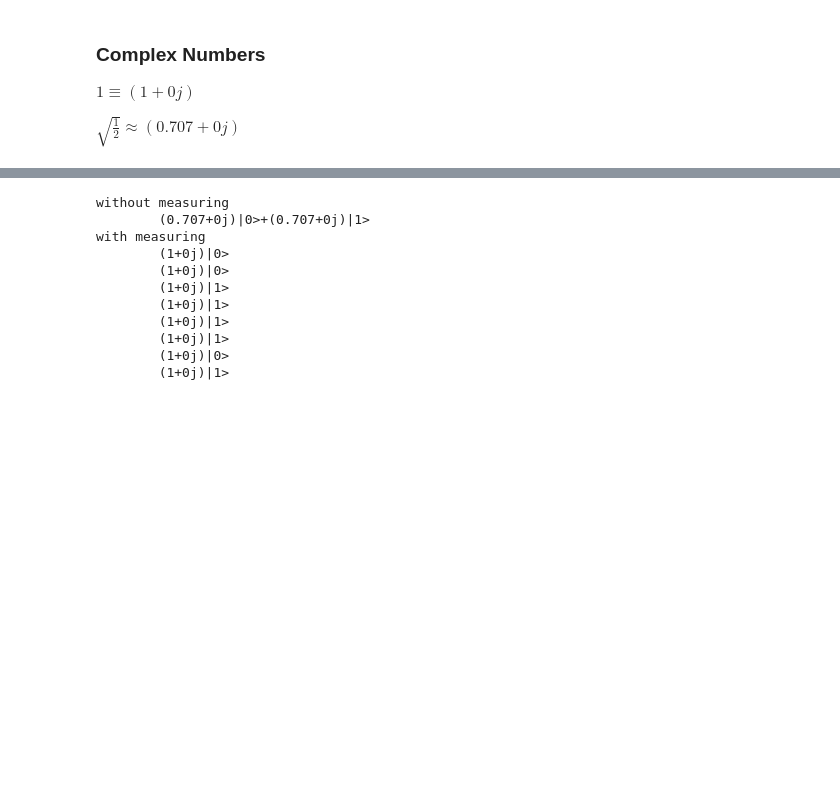
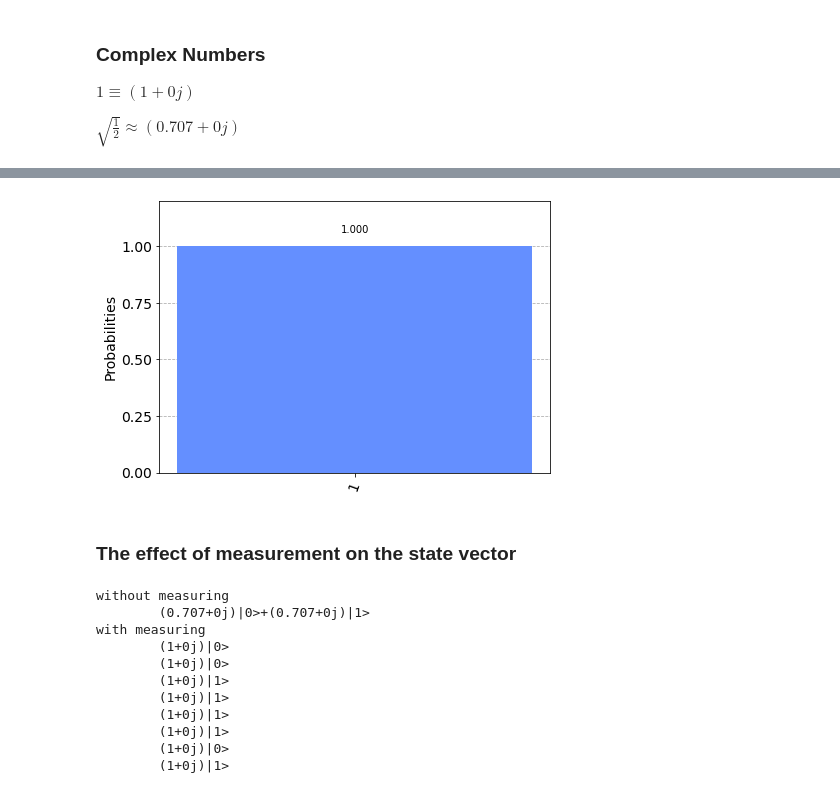
Before and after one commit to anna-naden/quantum-computing, a Jupyter notebook: 12-measurement.ipynb, the cells around one changed output, grey strips where cells are left out. Cells and saved outputs as stored; diff of their text form; code cells hidden in the pictures; blank space fills up the shorter version.

```diff
--- a/12-measurement.ipynb
+++ b/12-measurement.ipynb
@@ -87,3 +157,13 @@ def ket2(statevector):
+# %%
+circuit = prepare_mixed2()
+circuit.h(0)
+circuit.measure(0,0)
+counts = execute(circuit, backend=QasmSimulator(), shots=1000).result().get_counts()
+plot_histogram(counts)
+# %% [output]
+[figure, added]
+# %% [markdown]
+### The effect of measurement on the state vector
 # %%
 def prepare_circuit(measure=False):
     circuit = qiskit.QuantumCircuit(1,1)
```
Also changed, not shown: parts of 12 cells of this notebook.
